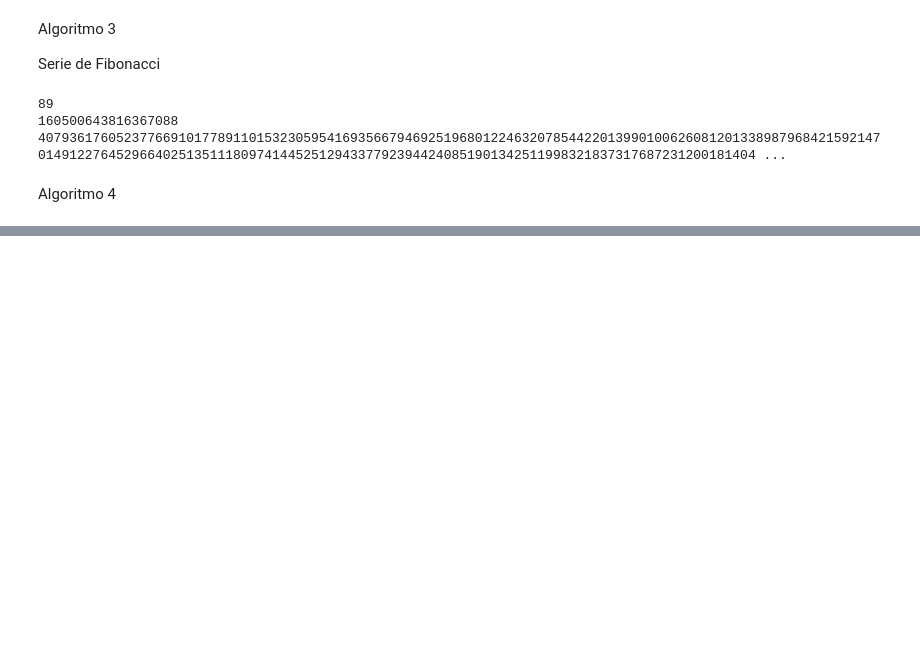
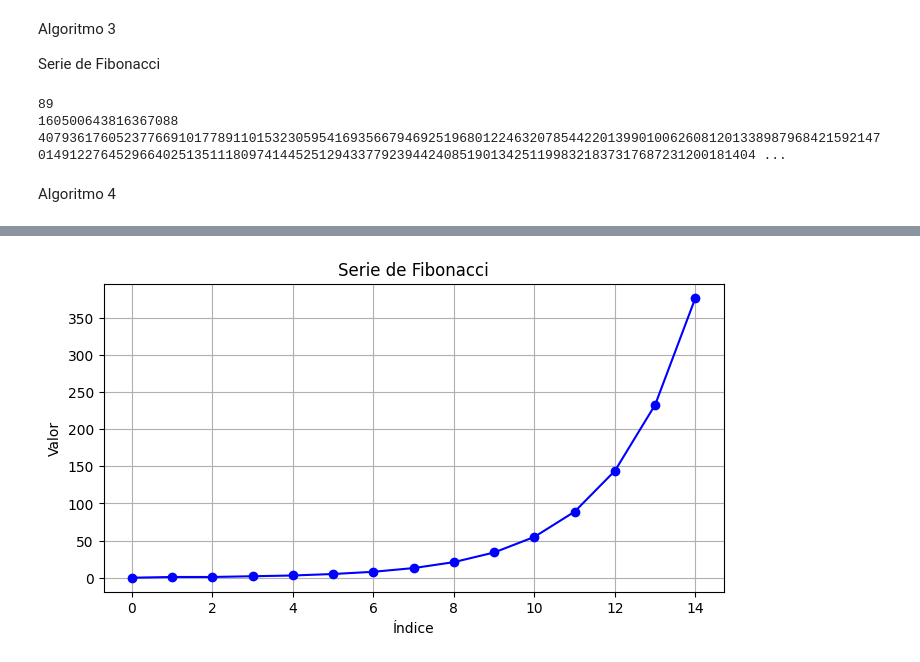
Before and after one commit to xNicki/Metodos_Numericos, a Jupyter notebook: taller_1.ipynb, the cells around one changed output, grey strips where cells are left out. Cells and saved outputs as stored; diff of their text form; code cells hidden in the pictures; blank space fills up the shorter version.

```diff
--- a/taller_1.ipynb
+++ b/taller_1.ipynb
@@ -109,0 +112,80 @@ v2 ordenada: [-1, 0, 4, 5, 6, 7] Comparaciones: 15
+# %%
+import matplotlib.pyplot as plt
+
+def fibonacci(n):
+    if n == 0:
+        return [0]   # devolvemos lista
+    else:
+        x = 0
+        y = 1
+        secuencia = [x, y]  # guardamos los dos primeros valores
+
+        for i in range(n-2):  # ya tenemos dos términos
+            z = x + y
+            x = y
+            y = z
+            secuencia.append(y)  # guardamos el nuevo valor
+
+    return secuencia  # devolvemos la lista completa
+
+# Valor de n
+n = 15
+secuencia_fib = fibonacci(n)
+
+print("Número de iteraciones:", n)
+print("Serie obtenida:", secuencia_fib)
+print("Último valor:", secuencia_fib[-1])
+
+# Graficar la secuencia
+plt.figure(figsize=(8, 4))
+plt.plot(secuencia_fib, marker='o', linestyle='-', color='b')
+plt.title('Serie de Fibonacci')
+plt.xlabel('Índice')
+plt.ylabel('Valor')
+plt.grid(True)
+plt.show()
+
+
+import matplotlib.pyplot as plt
+
+def fibonacci(n):
+    if n == 0:
+        return [0]
+    else:
+        x = 0
+        y = 1
+        secuencia = [x, y]
+
+        for i in range(n - 2):
+            z = x + y
+            x = y
+            y = z
+            secuencia.append(y)
+
+    return secuencia
+
+# Número de términos
+n = 15
+fib = fibonacci(n)
+
+# Calcular los cocientes fib(n)/fib(n-1)
+cocientes = []
+for i in range(2, len(fib)):  # desde el tercer término
+    cociente = fib[i] / fib[i - 1]
+    cocientes.append(cociente)
+
+# Mostrar resultados
+print("Serie de Fibonacci:", fib)
+print("Cocientes (fib(n)/fib(n-1)):", cocientes)
+
+# Graficar los cocientes
+plt.figure(figsize=(8, 4))
+plt.plot(range(2, n), cocientes, marker='o', linestyle='-', color='orange', label='fib(n)/fib(n−1)')
+plt.axhline(y=1.618, color='red', linestyle='--', label='Número áureo ≈ 1.618')
+plt.title('Aproximación al Número Áureo usando la Serie de Fibonacci')
+plt.xlabel('n')
+plt.ylabel('Cociente fib(n)/fib(n−1)')
+plt.legend()
+plt.grid(True)
+plt.show()
+# %% [output]
@@ -109,0 +195 @@ v2 ordenada: [-1, 0, 4, 5, 6, 7] Comparaciones: 15
+[figure, added]
```
Also changed, not shown: parts of 5 cells of this notebook.
